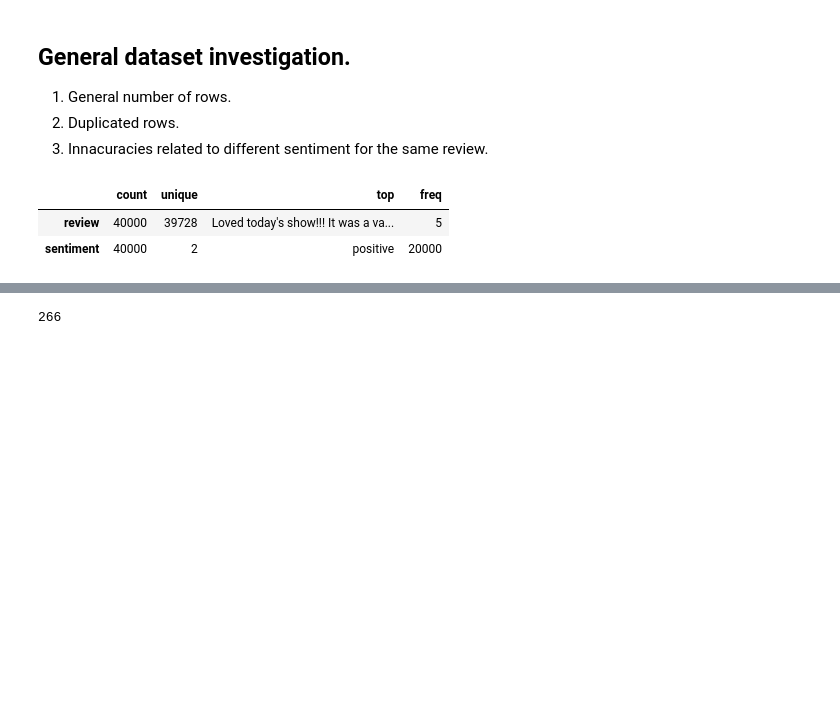
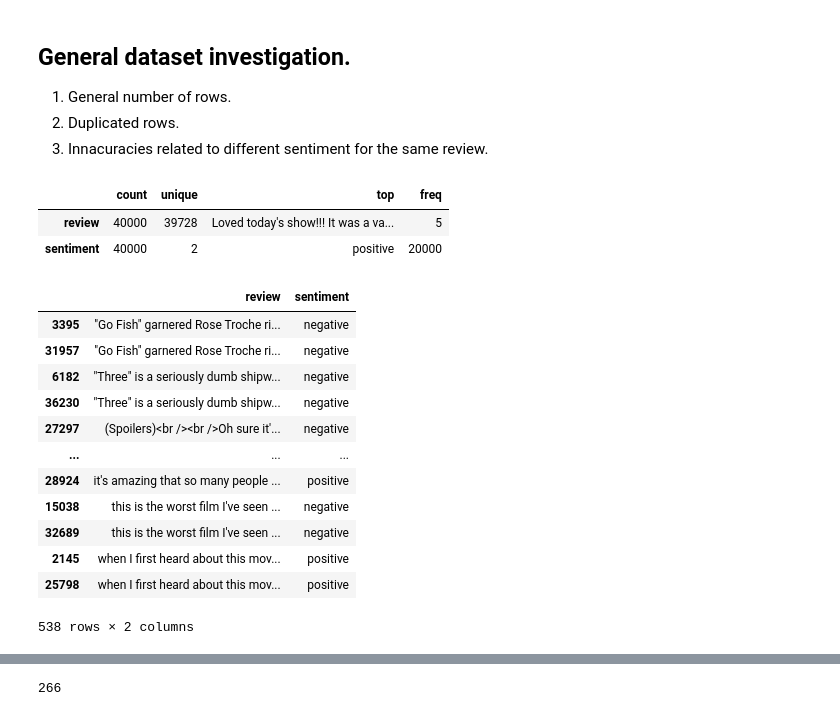
Before and after one commit to KKDD41/Data_Science_Final_Project, a Jupyter notebook: notebooks/EDA.ipynb, the cells around one changed output, grey strips where cells are left out. Drawn from its saved outputs; the diff is of its cells as text; code cells hidden in the pictures; blank space fills up the shorter version.

```diff
--- a/notebooks/EDA.ipynb
+++ b/notebooks/EDA.ipynb
@@ -31,4 +31,21 @@ reviews_df.describe().T
 |  | count | unique | top | freq |
 | review | 40000 | 39728 | Loved today's show!!! It was a va... | 5 |
 | sentiment | 40000 | 2 | positive | 20000 |
+# %%
+duplicated_reviews_df = pd.concat(g for _, g in reviews_df.groupby("review") if len(g) > 1)[['review', 'sentiment']]
+duplicated_reviews_df
+# %% [output]
+|  | review | sentiment |
+| 3395 | "Go Fish" garnered Rose Troche ri... | negative |
+| 31957 | "Go Fish" garnered Rose Troche ri... | negative |
+| 6182 | "Three" is a seriously dumb shipw... | negative |
+| 36230 | "Three" is a seriously dumb shipw... | negative |
+| 27297 | (Spoilers)<br /><br />Oh sure it'... | negative |
+| ... | ... | ... |
+| 28924 | it's amazing that so many people ... | positive |
+| 15038 | this is the worst film I've seen ... | negative |
+| 32689 | this is the worst film I've seen ... | negative |
+| 2145 | when I first heard about this mov... | positive |
+| 25798 | when I first heard about this mov... | positive |
+538 rows × 2 columns
 # %%
```
Also changed, not shown: parts of 4 cells of this notebook.
